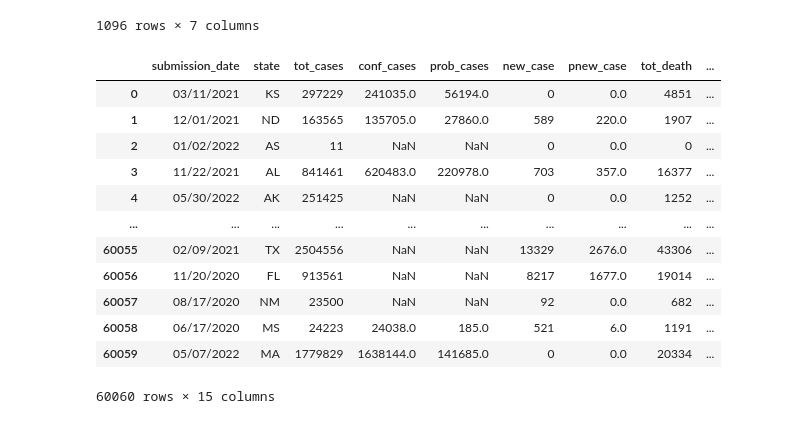
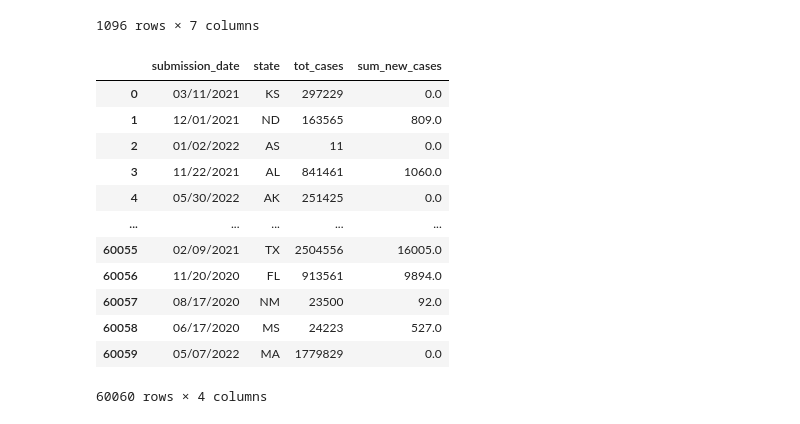
Before and after one commit to YSHebron/cs180-final-project, a Jupyter notebook: cs180-fp-2.ipynb, the cells around one changed output. Drawn from its saved outputs; the diff is of its cells as text; code cells hidden in the pictures.

Commit message:
feat: added new_case and pnew_case into one column, sum_new_cases

```diff
--- a/cs180-fp-2.ipynb
+++ b/cs180-fp-2.ipynb
@@ -160,20 +160,26 @@ A: Number of entries: 1096
 | 12/30/2022 | 0.343750 | 13.708824 | 0.023378 | 0.017044 | 13.032967 | ... |
 | 12/31/2022 | 0.293617 | 10.067059 | 0.029198 | 0.004647 | 13.419811 | ... |
 1096 rows × 7 columns
-# %%
-dataB = pd.read_csv('datasets/us_covid_cases_and_deaths_by_state.csv')
-dataB
-# %% [output]
-|  | submission_date | state | tot_cases | conf_cases | prob_cases | new_case | pnew_case | tot_death | ... |
-| 0 | 03/11/2021 | KS | 297229 | 241035.0 | 56194.0 | 0 | 0.0 | 4851 | ... |
-| 1 | 12/01/2021 | ND | 163565 | 135705.0 | 27860.0 | 589 | 220.0 | 1907 | ... |
-| 2 | 01/02/2022 | AS | 11 | NaN | NaN | 0 | 0.0 | 0 | ... |
-| 3 | 11/22/2021 | AL | 841461 | 620483.0 | 220978.0 | 703 | 357.0 | 16377 | ... |
-| 4 | 05/30/2022 | AK | 251425 | NaN | NaN | 0 | 0.0 | 1252 | ... |
-| ... | ... | ... | ... | ... | ... | ... | ... | ... | ... |
-| 60055 | 02/09/2021 | TX | 2504556 | NaN | NaN | 13329 | 2676.0 | 43306 | ... |
-| 60056 | 11/20/2020 | FL | 913561 | NaN | NaN | 8217 | 1677.0 | 19014 | ... |
-| 60057 | 08/17/2020 | NM | 23500 | NaN | NaN | 92 | 0.0 | 682 | ... |
-| 60058 | 06/17/2020 | MS | 24223 | 24038.0 | 185.0 | 521 | 6.0 | 1191 | ... |
-| 60059 | 05/07/2022 | MA | 1779829 | 1638144.0 | 141685.0 | 0 | 0.0 | 20334 | ... |
-60060 rows × 15 columns
+# %%
+colidx = [0,1,2,5,6]     # column indexes to use
+dataB = pd.read_csv('datasets/us_covid_cases_and_deaths_by_state.csv', parse_dates=True, usecols=colidx)
+sum_new_cases = dataB['new_case'] + dataB['pnew_case']
+dataB.drop(['new_case', 'pnew_case'], axis=1, inplace=True)
+dataB['sum_new_cases'] = sum_new_cases
+dataB
+
+# TODO: Combine new_case and pnew_case sum into a single column
+# %% [output]
+|  | submission_date | state | tot_cases | sum_new_cases |
+| 0 | 03/11/2021 | KS | 297229 | 0.0 |
+| 1 | 12/01/2021 | ND | 163565 | 809.0 |
+| 2 | 01/02/2022 | AS | 11 | 0.0 |
+| 3 | 11/22/2021 | AL | 841461 | 1060.0 |
+| 4 | 05/30/2022 | AK | 251425 | 0.0 |
+| ... | ... | ... | ... | ... |
+| 60055 | 02/09/2021 | TX | 2504556 | 16005.0 |
+| 60056 | 11/20/2020 | FL | 913561 | 9894.0 |
+| 60057 | 08/17/2020 | NM | 23500 | 92.0 |
+| 60058 | 06/17/2020 | MS | 24223 | 527.0 |
+| 60059 | 05/07/2022 | MA | 1779829 | 0.0 |
+60060 rows × 4 columns
```
